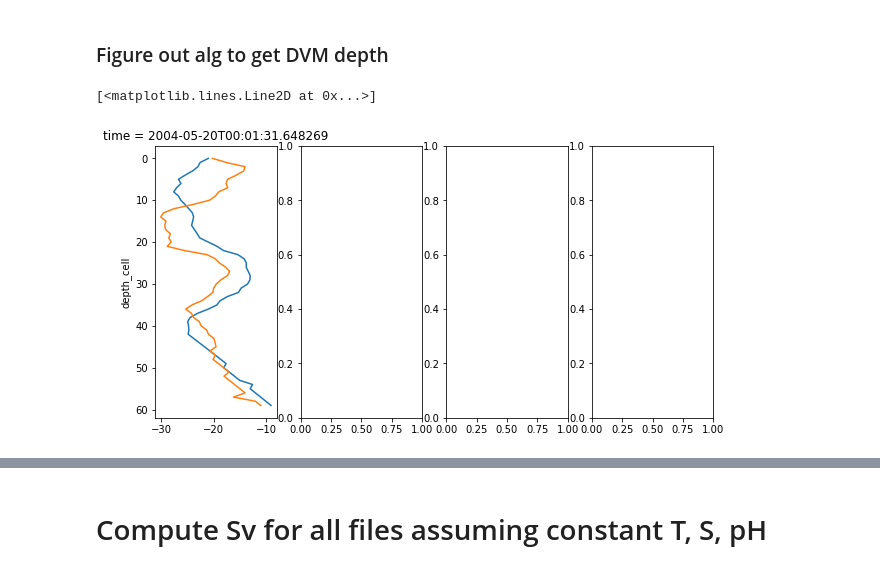
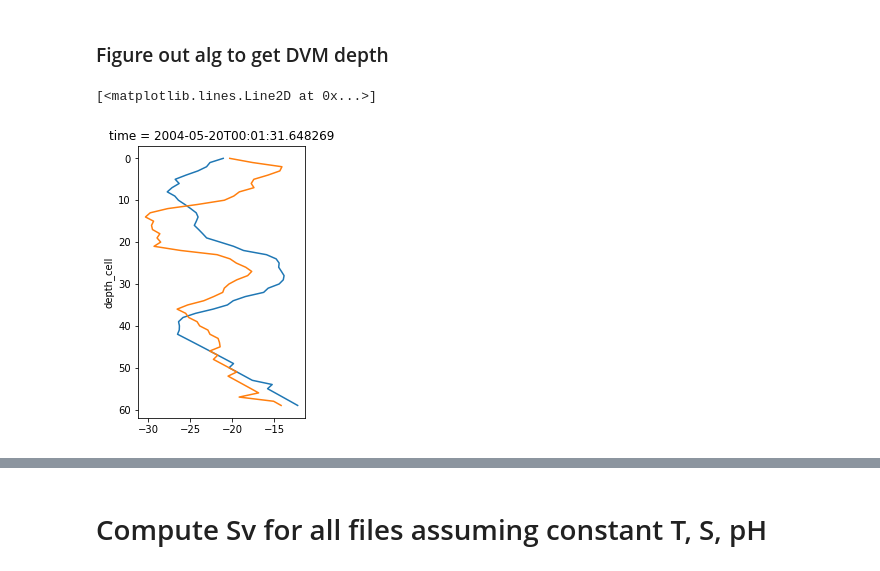
Before and after one commit to shirleyswirley/acoustic-variability, a Jupyter notebook: python/test_DVM_algs_and_UTC_time.ipynb, the cells around one changed output, grey strips where cells are left out. Cells and saved outputs as stored; diff of their text form; code cells hidden in the pictures.

```diff
--- a/python/test_DVM_algs_and_UTC_time.ipynb
+++ b/python/test_DVM_algs_and_UTC_time.ipynb
@@ -252,8 +245,9 @@ np.set_printoptions(threshold=np.inf)
 # %%
-fig,axes = plt.subplots(nrows=1, ncols=4, figsize=(10,5))
-Svst.sel(time='2004-05-19T12:01:23').plot(ax=axes[0], y='depth_cell', yincrease=False)
-Svst.sel(time='2004-05-20T00:01').plot(ax=axes[0], y='depth_cell', yincrease=False)
+# - Look at noon compared to midnight profile for one day
+fig,axes = plt.subplots(nrows=1, ncols=1, figsize=(3,5))
+Svst.sel(time='2004-05-19T12:01:23').plot(ax=axes, y='depth_cell', yincrease=False)
+Svst.sel(time='2004-05-20T00:01').plot(ax=axes, y='depth_cell', yincrease=False)
 # %% [output]
 [<matplotlib.lines.Line2D at 0x...>]
-[figure, old version]
+[figure, new version]
 # %%
```
Also changed, not shown: parts of 46 cells of this notebook.
